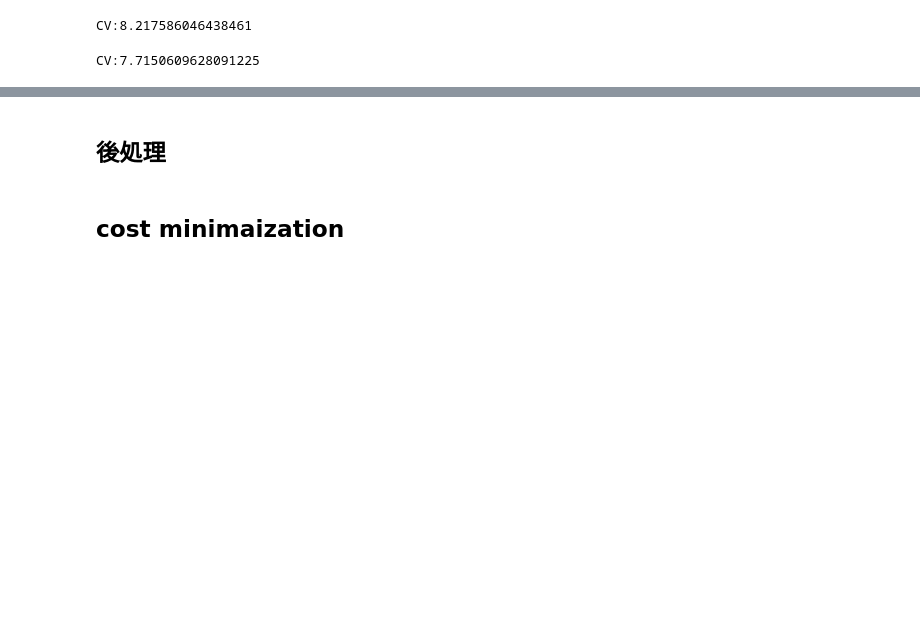
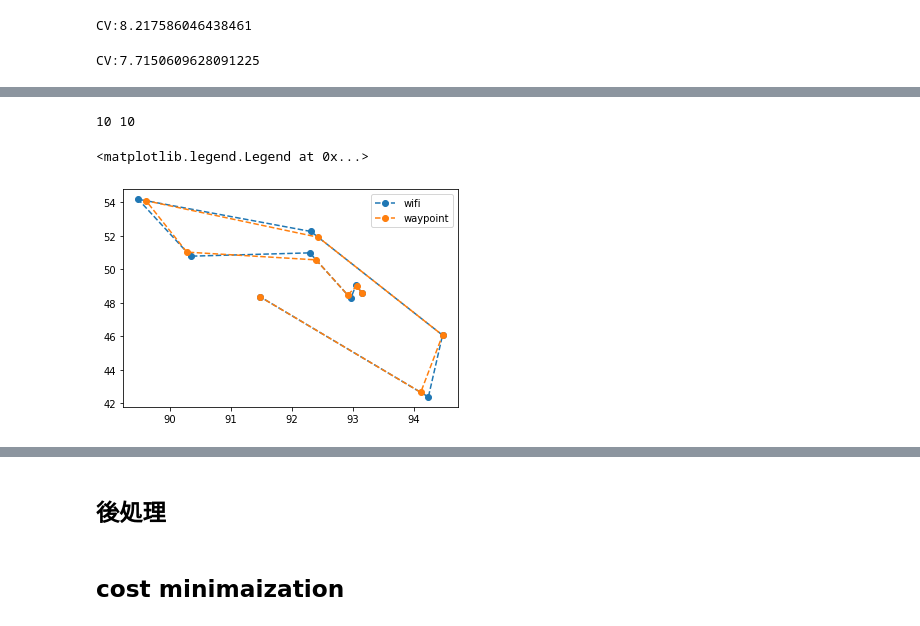
Before and after one commit to kuto5046/kaggle-indoor, a Jupyter notebook: exp/exp008/exp008.ipynb, the cells around one changed output, grey strips where cells are left out. Cells and saved outputs as stored; diff of their text form; code cells hidden in the pictures; blank space fills up the shorter version.

```diff
--- a/exp/exp008/exp008.ipynb
+++ b/exp/exp008/exp008.ipynb
@@ -524,7 +524,7 @@ for fold, (trn_idx, val_idx) in enumerate(gkf.split(train.loc[:, 'path'], groups
 
     preds_x, preds_y, preds_f = evaluate(model, loaders, phase="test")
     test_preds = pd.DataFrame(np.stack((preds_f, preds_x, preds_y))).T
-    test_preds.columns = sub.columns
+    test_preds.columns = sub_df.columns
     test_preds["site_path_timestamp"] = test["site_path_timestamp"]
     test_preds["floor"] = test_preds["floor"].astype(int)
     test_preds.to_csv(f'{EXP_NAME}_fold{fold}.csv', index=False)
@@ -588,10 +590,3 @@ oofs_df
 | 258123 | 1574420753754 | 204.29349 | 107.835120 | 23 | 5dc8cea7659e181adb076a3f | 201.521337 | 107.876720 | -1 | B1 | 5dd7c119c5b77e0006b16b99 | ... |
 | 258124 | 1574420753754 | 204.29349 | 107.835120 | 23 | 5dc8cea7659e181adb076a3f | 203.369439 | 107.848987 | -1 | B1 | 5dd7c119c5b77e0006b16b99 | ... |
 258125 rows × 15 columns
-# %%
-if len(USE_FOLDS) > 1:
-    # foldの結果を平均した後、reindexでsubmission fileにindexを合わせる
-    sub = pd.concat(predictions).groupby('site_path_timestamp').mean().reindex(sub.index)
-else:
-    sub = predictions[0].reindex(sub.index)
-sub
@@ -650,0 +613,7 @@ CV:7.7150609628091225
+# %%
+if len(USE_FOLDS) > 1:
+    # foldの結果を平均した後、reindexでsubmission fileにindexを合わせる
+    sub = pd.concat(predictions).groupby('site_path_timestamp').mean().reindex(sub_df.index)
+else:
+    sub = predictions[0].reindex(sub_df.index)
+sub
@@ -650,0 +749,22 @@ CV:7.7150609628091225
+# %%
+# 線形補完
+path = test_df['path'].unique()[23]  #15
+df = test_df[test_df['path']==path]
+
+waypoint = wifi_waypoint_by_linear_interpolation(
+    observed_timestamp=df['wifi_timestamp'].astype(int).values,
+    observed_x=df['x'].values,
+    observed_y=df['y'].values,
+    target_timestamp=df['timestamp'].astype(int).values
+    )
+print(len(df), len(waypoint))
+
+import matplotlib.pyplot as plt
+# print(df["timestamp"].astype(int) - df["timestamp"].astype(int).values[0])
+plt.plot(df["x"].values, df["y"].values, ls='--', marker="o", label='wifi')
+plt.plot(waypoint[:,0], waypoint[:,1], ls='--', marker="o", label='waypoint')
+plt.legend()
+# %% [output]
+10 10
+<matplotlib.legend.Legend at 0x...>
+[figure, added]
```
Also changed, not shown: parts of 34 cells of this notebook, 4 other files.
